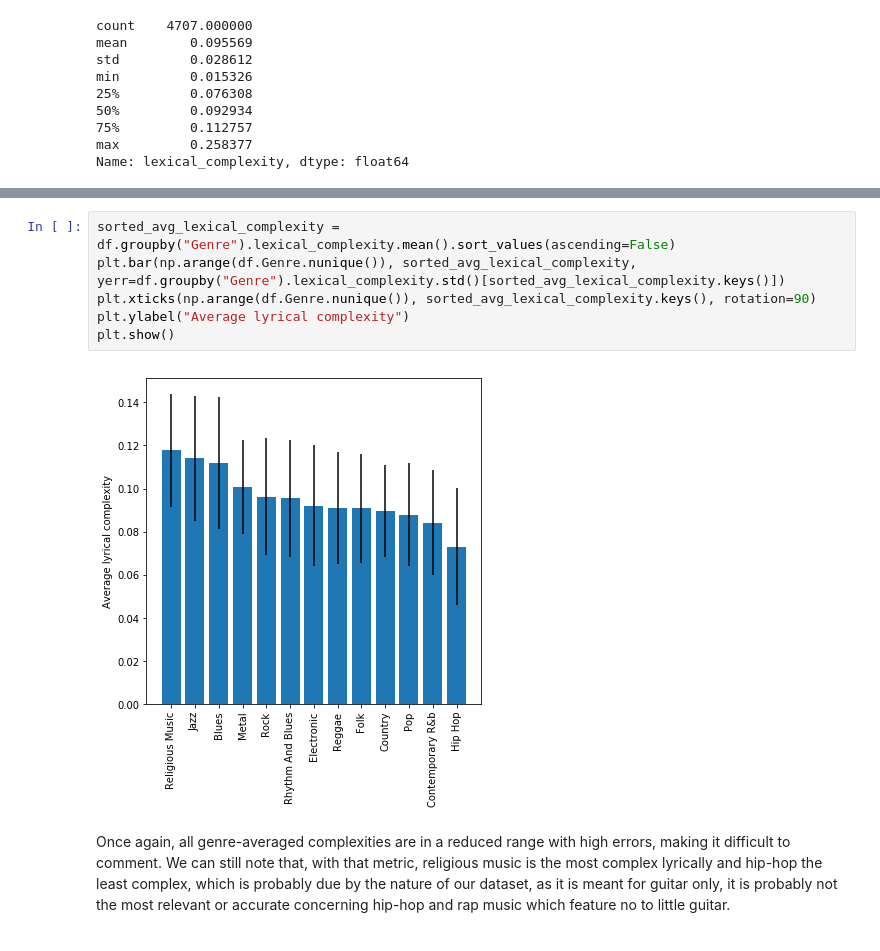
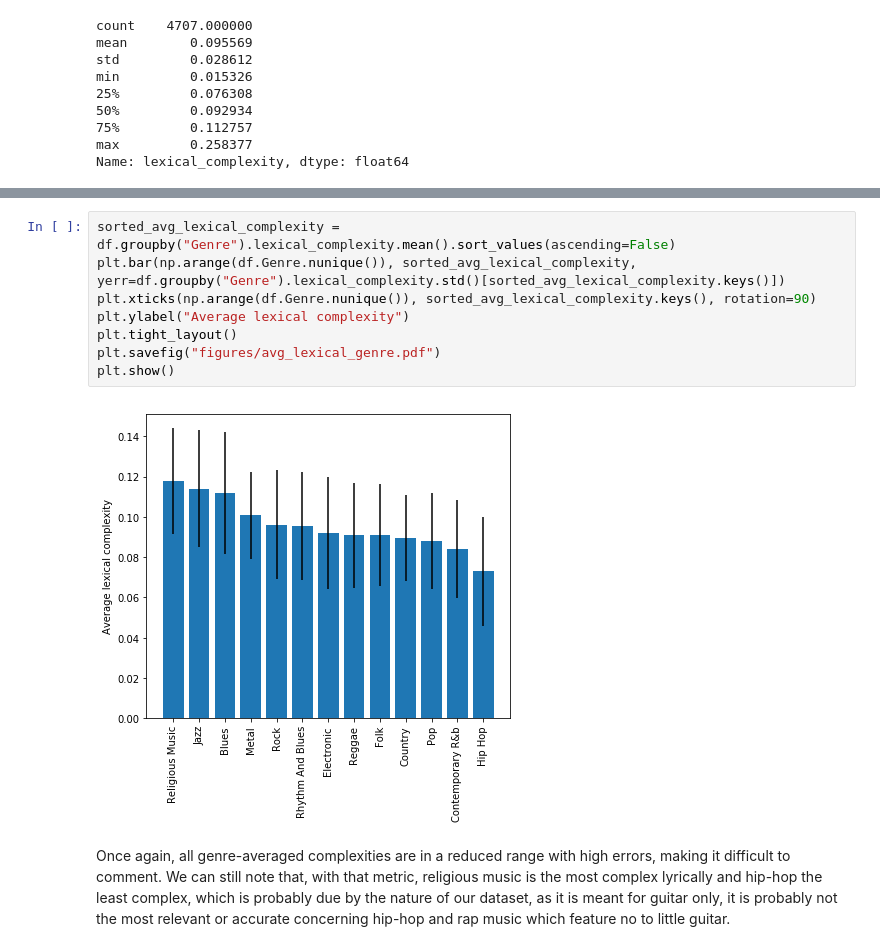
Before and after one commit to CSantiStSup/Digital_Musicology, a Jupyter notebook: Milestone 4.ipynb, the cells around one changed output, grey strips where cells are left out. Saved outputs shown, nothing was run; the diff lists cells and outputs as text.

```diff
--- a/Milestone 4.ipynb
+++ b/Milestone 4.ipynb
@@ -288,11 +301,13 @@ plt.show()
 # %%
 sorted_avg_lexical_complexity = df.groupby("Genre").lexical_complexity.mean().sort_values(ascending=False)
 plt.bar(np.arange(df.Genre.nunique()), sorted_avg_lexical_complexity, yerr=df.groupby("Genre").lexical_complexity.std()[sorted_avg_lexical_complexity.keys()])
 plt.xticks(np.arange(df.Genre.nunique()), sorted_avg_lexical_complexity.keys(), rotation=90)
-plt.ylabel("Average lyrical complexity")
+plt.ylabel("Average lexical complexity")
+plt.tight_layout()
+plt.savefig("figures/avg_lexical_genre.pdf")
 plt.show()
 # %% [output]
-[figure, old version]
+[figure, new version]
 # %% [markdown]
 Once again, all genre-averaged complexities are in a reduced range with high errors, making it difficult to comment. We can still note that, with that metric, religious music is the most complex lyrically and hip-hop the least complex, which is probably due by the nature of our dataset, as it is meant for guitar only, it is probably not the most relevant or accurate concerning hip-hop and rap music which feature no to little guitar.
 # %%
```
Also changed, not shown: parts of 6 cells of this notebook, 30 other files.
